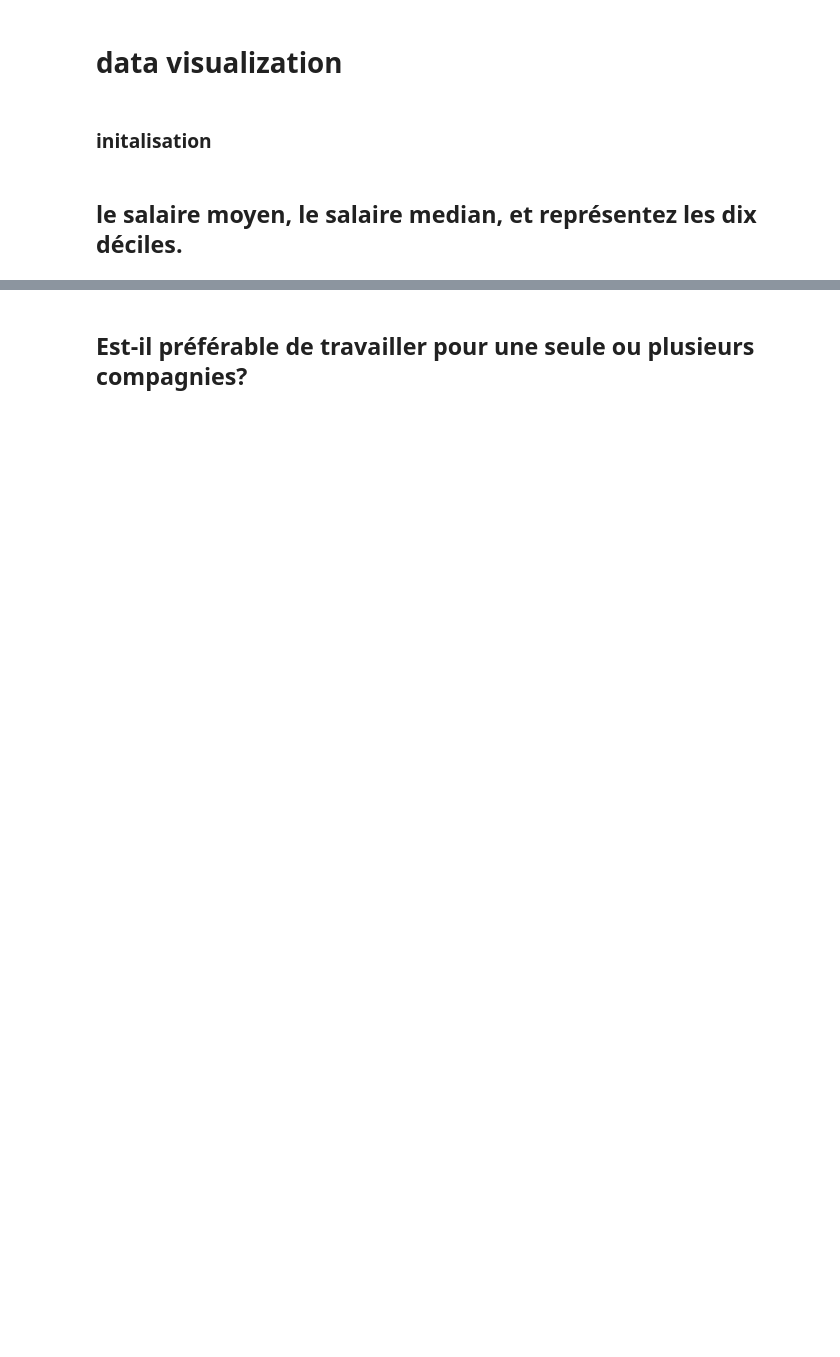
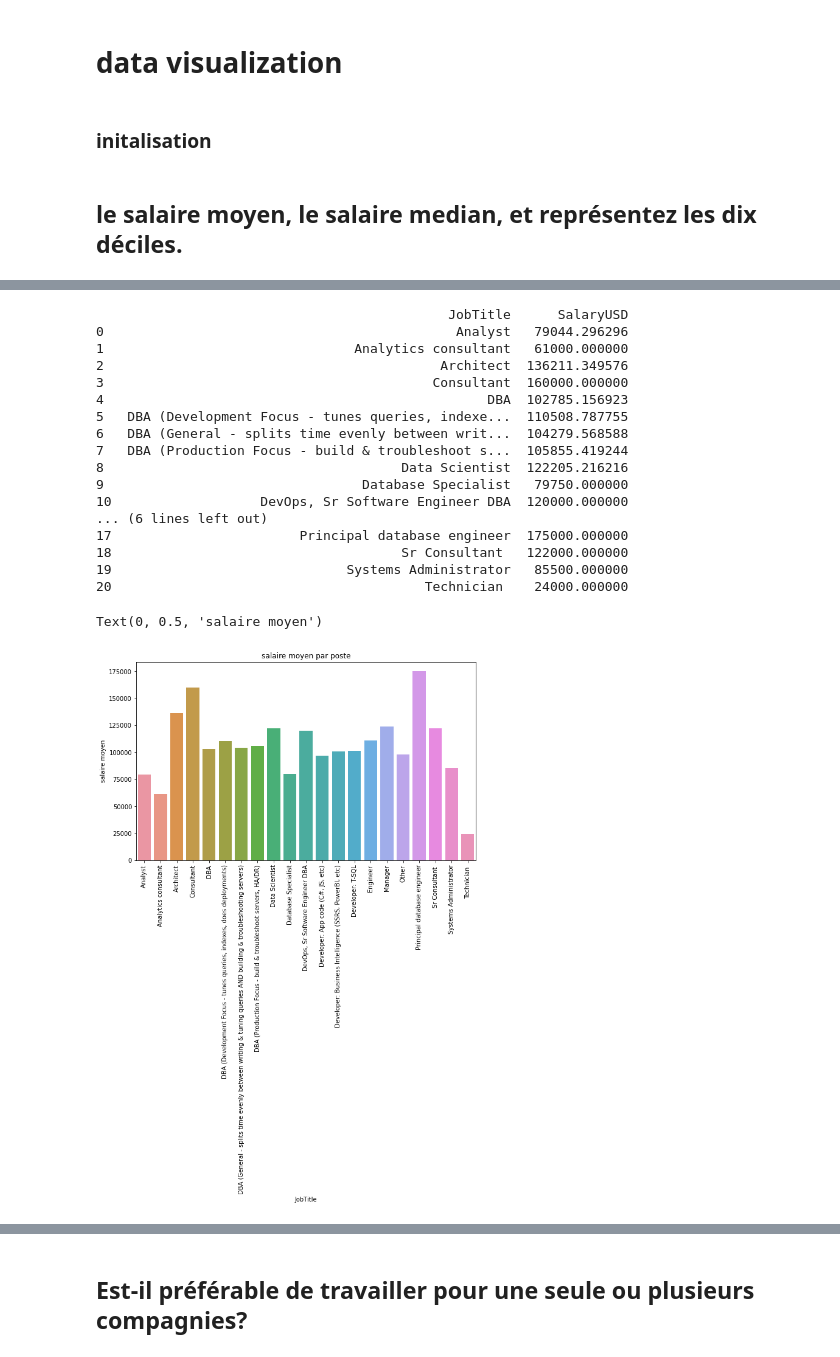
Before and after one commit to MarieDeSmedt/american-dream, a Jupyter notebook: notebook/data_visualization.ipynb, the cells around one changed output, grey strips where cells are left out. Cells and saved outputs as stored; diff of their text form; code cells hidden in the pictures; blank space fills up the shorter version.

```diff
--- a/notebook/data_visualization.ipynb
+++ b/notebook/data_visualization.ipynb
@@ -24,0 +41,36 @@ df_todisplay = pd.read_sql("cleaned_survey",con=db_connection)
+# %%
+# Set the width and height of the figure
+plt.figure(figsize=(10,6))
+
+# Add title
+plt.title("salaire moyen par poste")
+
+# Bar chart showing average
+df_mean =df[['SalaryUSD','JobTitle']].groupby(['JobTitle'], as_index=False).mean()
+print(df_mean)
+sns.barplot(x=df_mean.JobTitle, y=df_mean.SalaryUSD)
+
+
+# # Add label for vertical axis
+plt.xticks(rotation=90)
+plt.ylabel("salaire moyen")
+# %% [output]
+                                             JobTitle      SalaryUSD
+0                                             Analyst   79044.296296
+1                                Analytics consultant   61000.000000
+2                                           Architect  136211.349576
+3                                          Consultant  160000.000000
+4                                                 DBA  102785.156923
+5   DBA (Development Focus - tunes queries, indexe...  110508.787755
+6   DBA (General - splits time evenly between writ...  104279.568588
+7   DBA (Production Focus - build & troubleshoot s...  105855.419244
+8                                      Data Scientist  122205.216216
+9                                 Database Specialist   79750.000000
+10                   DevOps, Sr Software Engineer DBA  120000.000000
+... (6 lines left out)
+17                        Principal database engineer  175000.000000
+18                                     Sr Consultant   122000.000000
+19                              Systems Administrator   85500.000000
+20                                        Technician    24000.000000
+Text(0, 0.5, 'salaire moyen')
+[figure, added]
```
Also changed, not shown: parts of 13 cells of this notebook.
